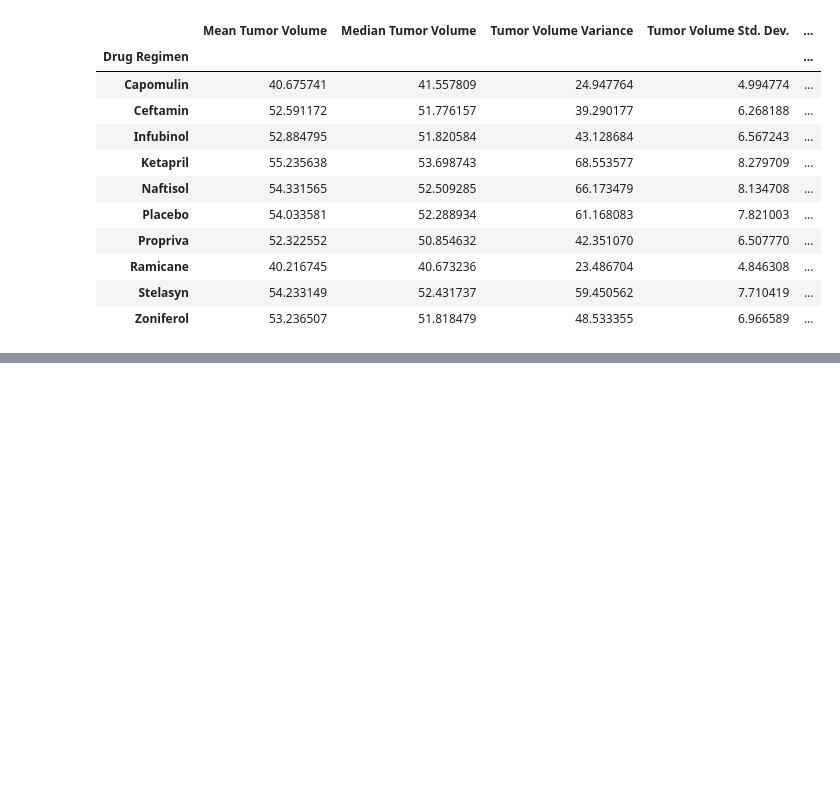
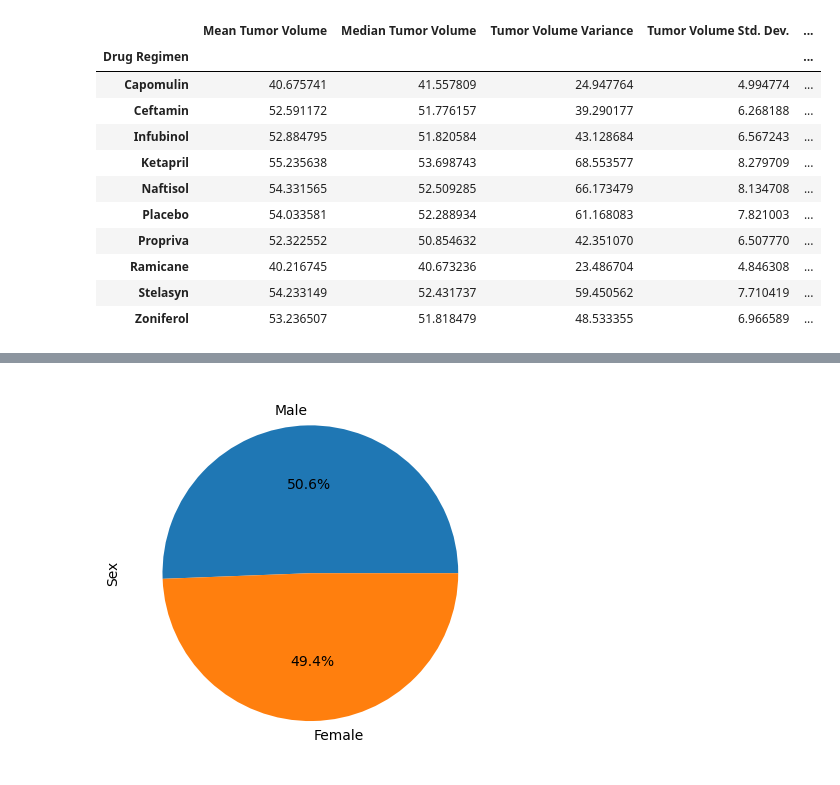
Before and after one commit to Shakermaker001/matplot-challenge, a Jupyter notebook: DataVis.ipynb, the cells around one changed output, grey strips where cells are left out. Saved outputs shown, nothing was run; the diff lists cells and outputs as text; code cells hidden in the pictures; blank space fills up the shorter version.

```diff
--- a/DataVis.ipynb
+++ b/DataVis.ipynb
@@ -82,0 +94,9 @@ plt.show()
+# %%
+sexs = ['Male','Female']
+values = mouse_df['Sex'].value_counts()
+
+plt.pie(values,autopct='%1.1f%%',labels=sexs)
+plt.ylabel('Sex')
+plt.show()
+# %% [output]
+[figure, added]
```
Also changed, not shown: parts of 9 cells of this notebook.
